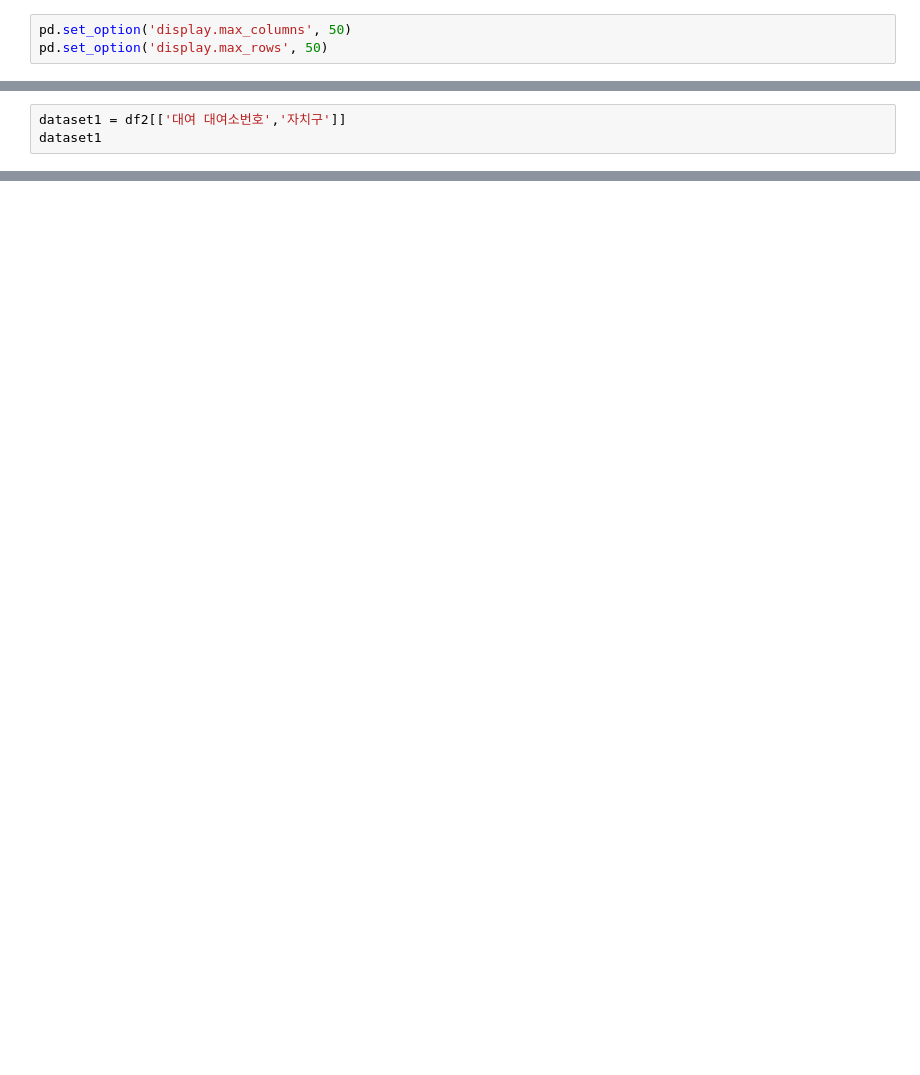
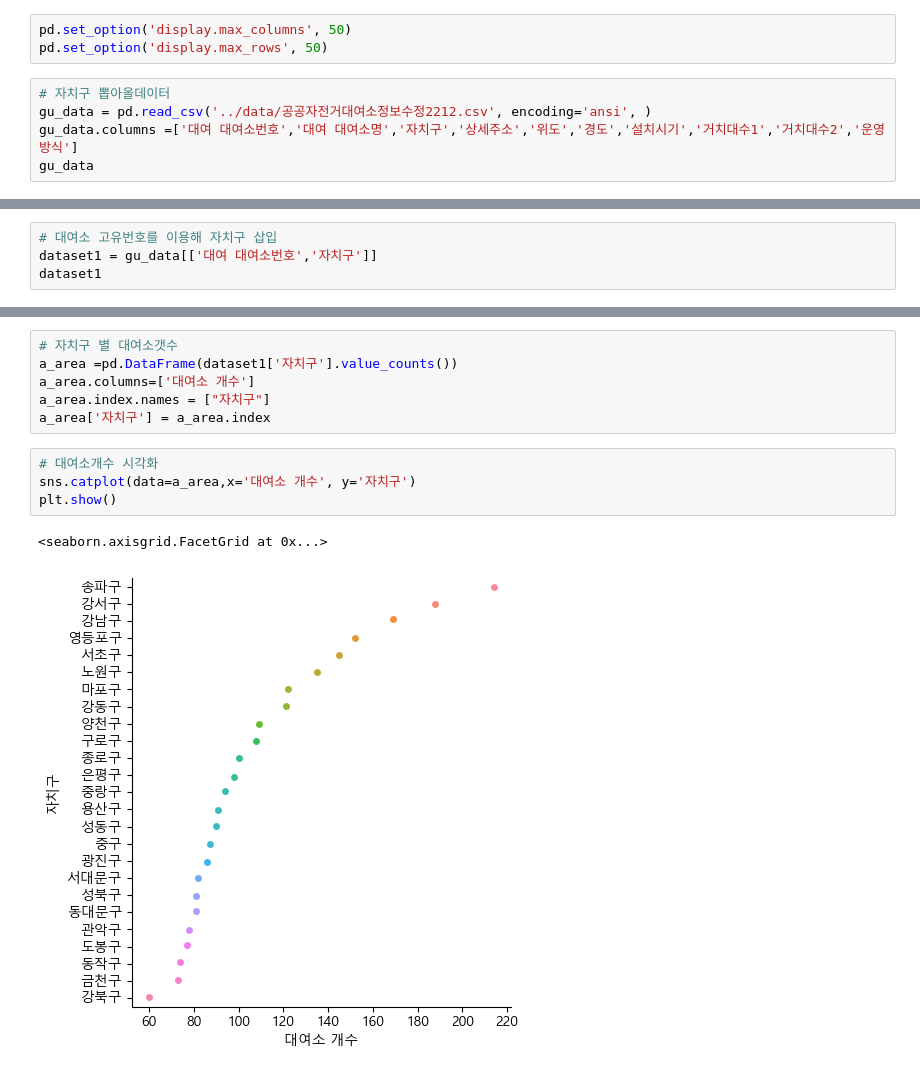
Before and after one commit to hhhhhhhhhjini/teamProject, a Jupyter notebook: 따릉이 사용량이 많은 행정구분석.ipynb, the cells around one changed output, grey strips where cells are left out. Drawn from its saved outputs; the diff is of its cells as text; blank space fills up the shorter version.

```diff
--- a/따릉이 사용량이 많은 행정구분석.ipynb
+++ b/따릉이 사용량이 많은 행정구분석.ipynb
@@ -7,3 +24,8 @@ InteractiveShell.ast_node_interactivity="all"
 # %%
 pd.set_option('display.max_columns', 50)
 pd.set_option('display.max_rows', 50)
+# %%
+# 자치구 뽑아올데이터
+gu_data = pd.read_csv('../data/공공자전거대여소정보수정2212.csv', encoding='ansi', )
+gu_data.columns =['대여 대여소번호','대여 대여소명','자치구','상세주소','위도','경도','설치시기','거치대수1','거치대수2','운영방식']
+gu_data
@@ -9,0 +51,4 @@ pd.set_option('display.max_rows', 50)
+# %%
+# 대여소 고유번호를 이용해 자치구 삽입
+dataset1 = gu_data[['대여 대여소번호','자치구']]
+dataset1
@@ -117,3 +86,0 @@ memory usage: 212.2+ KB
-# %%
-dataset1 = df2[['대여 대여소번호','자치구']]
-dataset1
@@ -195,0 +252,13 @@ df4.plot.barh()
+# %%
+# 자치구 별 대여소갯수
+a_area =pd.DataFrame(dataset1['자치구'].value_counts())
+a_area.columns=['대여소 개수']
+a_area.index.names = ["자치구"]
+a_area['자치구'] = a_area.index
+# %%
+# 대여소개수 시각화
+sns.catplot(data=a_area,x='대여소 개수', y='자치구')
+plt.show()
+# %% [output]
+<seaborn.axisgrid.FacetGrid at 0x...>
+[figure, added]
```
Also changed, not shown: parts of 32 cells of this notebook.
